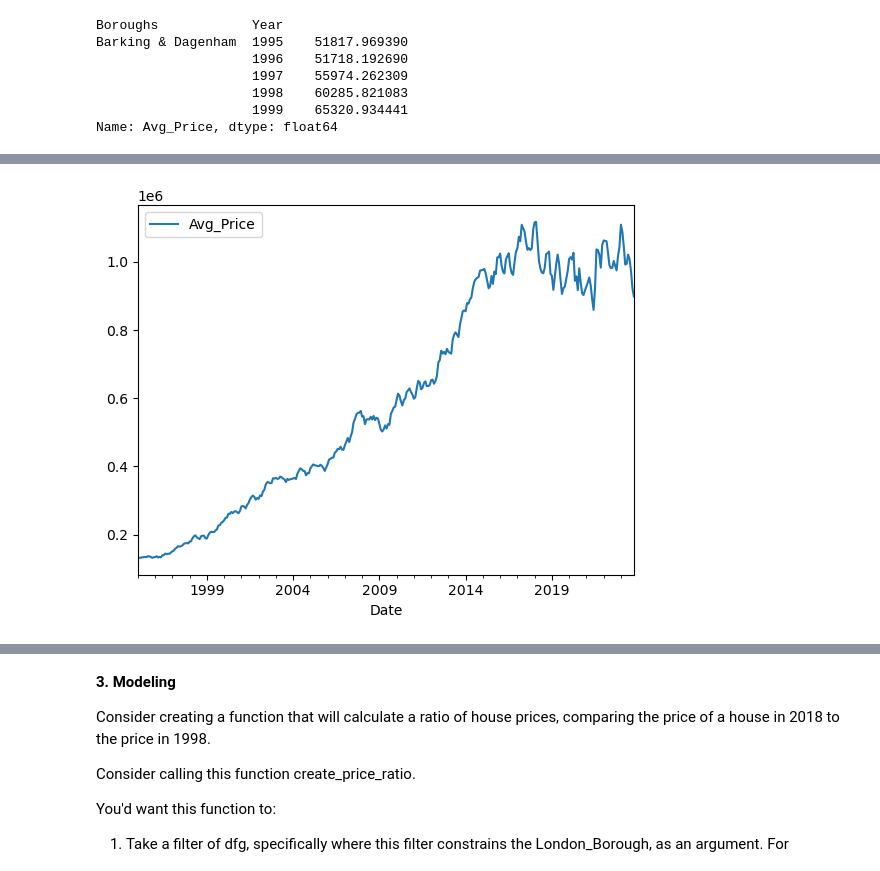
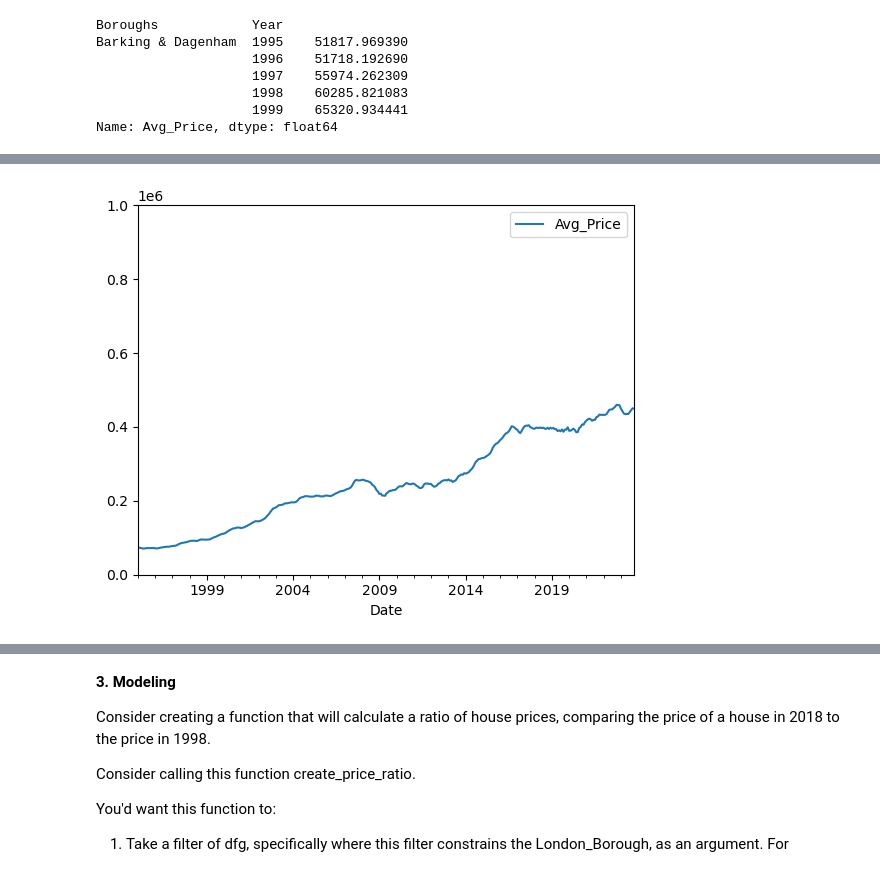
Before and after one commit to gabbycjames/BootcampPortfolio, a Jupyter notebook: London Housing Case Study - Tier 3.ipynb, the cells around one changed output, grey strips where cells are left out. Drawn from its saved outputs; the diff is of its cells as text; code cells hidden in the pictures.

```diff
--- a/London Housing Case Study - Tier 3.ipynb
+++ b/London Housing Case Study - Tier 3.ipynb
@@ -404,6 +427,7 @@ Name: Avg_Price, dtype: float64
 # %%
-westminster = properties[properties['Boroughs']=='Westminster']
-w = westminster.plot(x='Date', y='Avg_Price', kind='line')
+enfield = properties[properties['Boroughs']=='Enfield']
+e = enfield.plot(x='Date', y='Avg_Price', kind='line')
+plt.ylim(0, 1e6)
 plt.show()
 # %% [output]
-[figure, old version]
+[figure, new version]
```
Also changed, not shown: parts of 10 cells of this notebook.
